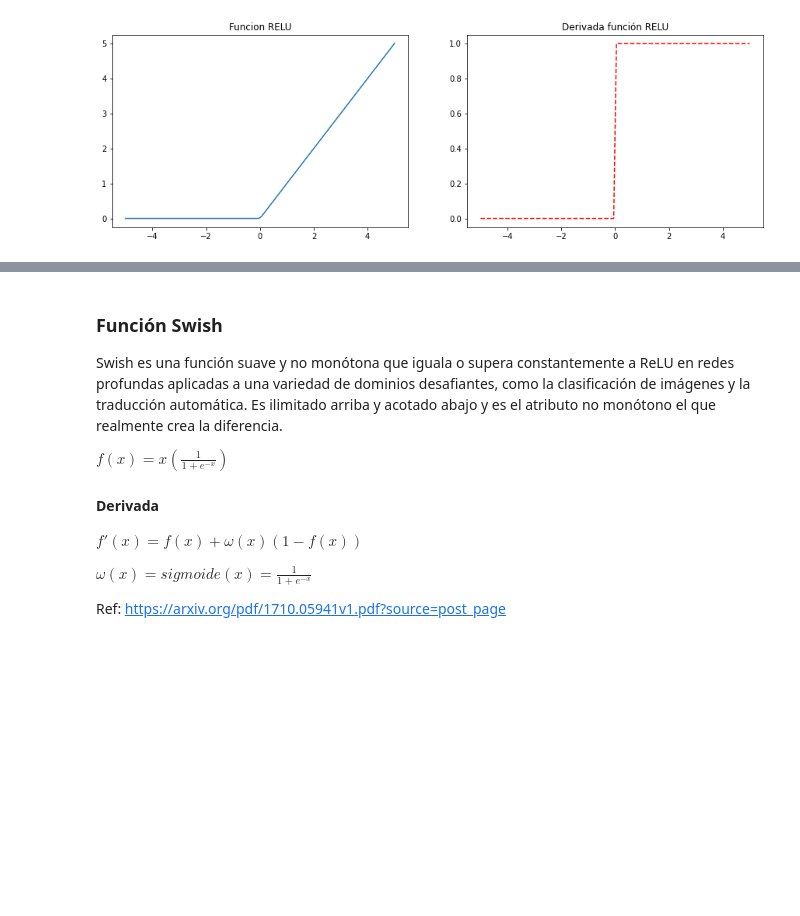
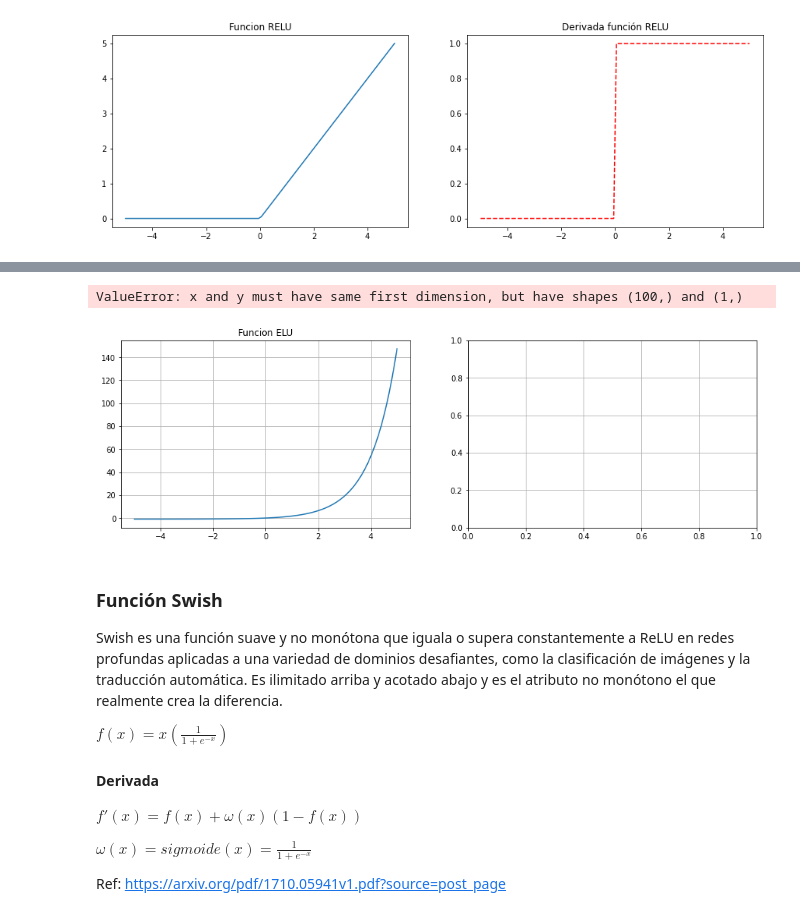
Before and after one commit to jmcalvomartin/python, a Jupyter notebook: projects/Create_ANN/function_activation.ipynb, the cells around one changed output, grey strips where cells are left out. Cells and saved outputs as stored; diff of their text form; code cells hidden in the pictures; blank space fills up the shorter version.

```diff
--- a/projects/Create_ANN/function_activation.ipynb
+++ b/projects/Create_ANN/function_activation.ipynb
@@ -93,3 +122,20 @@ $\displaystyle 'relu(x) = 1.(x>0) $
+# %%
+elu= (lambda x, alpha: alpha*(np.exp(x)-1) if (alpha*(np.exp(x)-1) <= 0).any() else x, lambda x,alpha: (alpha*(np.exp(x)-1))+alpha if ((alpha*(np.exp(x)-1))+alpha <=0).any() else 1)
+# %%
+v = np.linspace(-5,5,100)
+plt.figure(1,figsize=(15,10))
+plt.subplot(221)
+plt.grid(visible=True)
+plt.plot(v,elu[0](v,1))
+plt.title("Funcion ELU")
+plt.subplot(222)
+plt.grid(visible=True)
+plt.plot(v,elu[1](v,1), "--", color="red")
+plt.title("Derivada función ELU")
+plt.show()
+# %% [output]
+ValueError: x and y must have same first dimension, but have shapes (100,) and (1,)
+[figure, added]
 # %% [markdown]
 ### Función Swish
 Swish es una función suave y no monótona que iguala o supera constantemente a ReLU en redes profundas aplicadas a una variedad de dominios desafiantes, como la clasificación de imágenes y la traducción automática. Es ilimitado arriba y acotado abajo y es el atributo no monótono el que realmente crea la diferencia.
```
Also changed, not shown: parts of 5 cells of this notebook.
